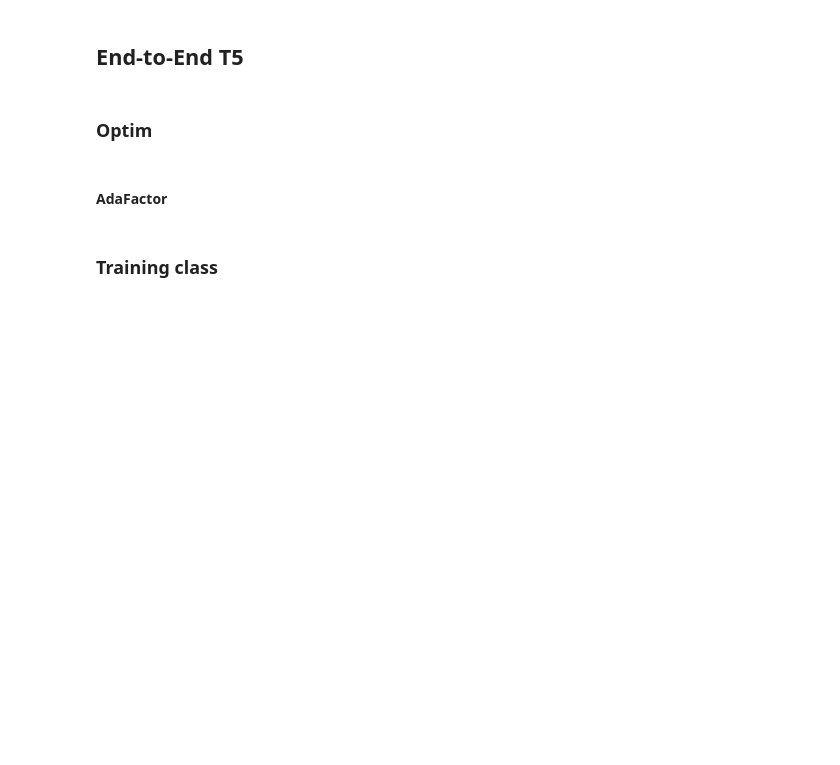
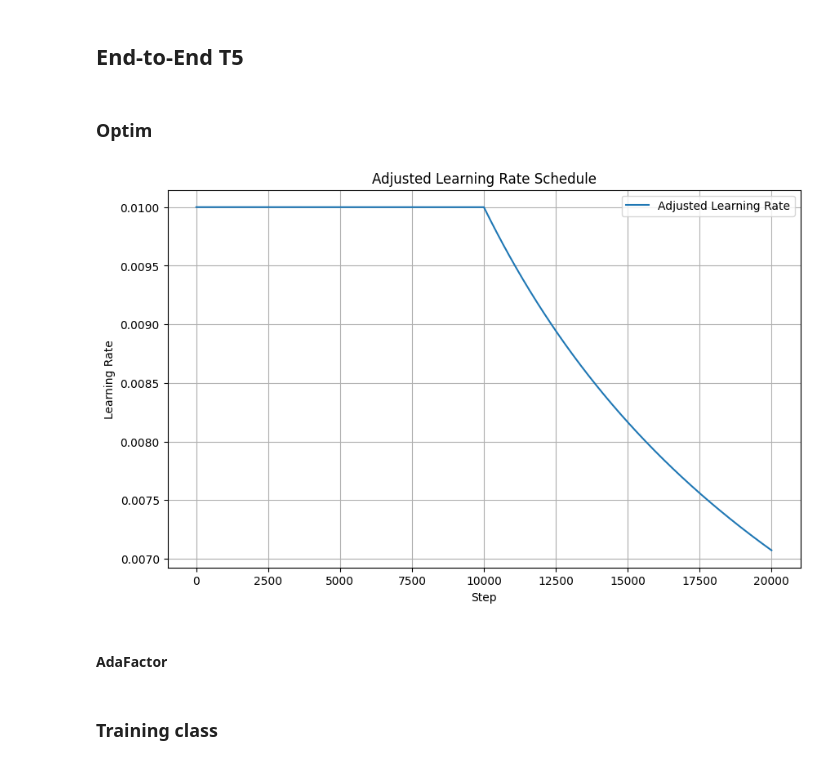
Before and after one commit to AliHaiderAhmad001/T5-PyTorch-DeepDive-Building-and-Exploring-Text-to-Text-Transfer-Transformer-from-Scratch, a Jupyter notebook: demo/t5_demo.ipynb, the cells around one changed output. Saved outputs shown, nothing was run; the diff lists cells and outputs as text; code cells hidden in the pictures; blank space fills up the shorter version.

```diff
--- a/demo/t5_demo.ipynb
+++ b/demo/t5_demo.ipynb
@@ -1326,5 +1320,48 @@ class ScheduledOptim:
 
       return lr
+# %%
+# Let us plot the Learning Rates
+
+import numpy as np
+import matplotlib.pyplot as plt
+
+class AdjustedScheduledOptim:
+    def __init__(self, n_warmup_steps):
+        self.n_warmup_steps = n_warmup_steps
+        self.n_current_steps = 0
+
+    def calculate_lr(self):
+        step = self.n_current_steps + 1
+        warmup = self.n_warmup_steps
+
+        if step <= warmup:
+            lr = 0.01
+        else:
+            lr = 1 / np.sqrt(max(step, warmup))
+
+        self.n_current_steps += 1
+        return lr
+
+
+n_warmup_steps = 10000
+n_steps = 20000
+
+adjusted_scheduled_optim = AdjustedScheduledOptim(n_warmup_steps=n_warmup_steps)
+
+# Calculate the learning rates
+adjusted_lrs = [adjusted_scheduled_optim.calculate_lr() for _ in range(n_steps)]
+
+# Plotting the adjusted learning rates
+plt.figure(figsize=(10, 6))
+plt.plot(adjusted_lrs, label='Adjusted Learning Rate')
+plt.xlabel('Step')
+plt.ylabel('Learning Rate')
+plt.title('Adjusted Learning Rate Schedule')
+plt.grid(True)
+plt.legend()
+plt.show()
+# %% [output]
+[figure, added]
 # %% [markdown]
 #### AdaFactor
 # %%
```
Also changed, not shown: parts of 9 cells of this notebook, 1 other file.
